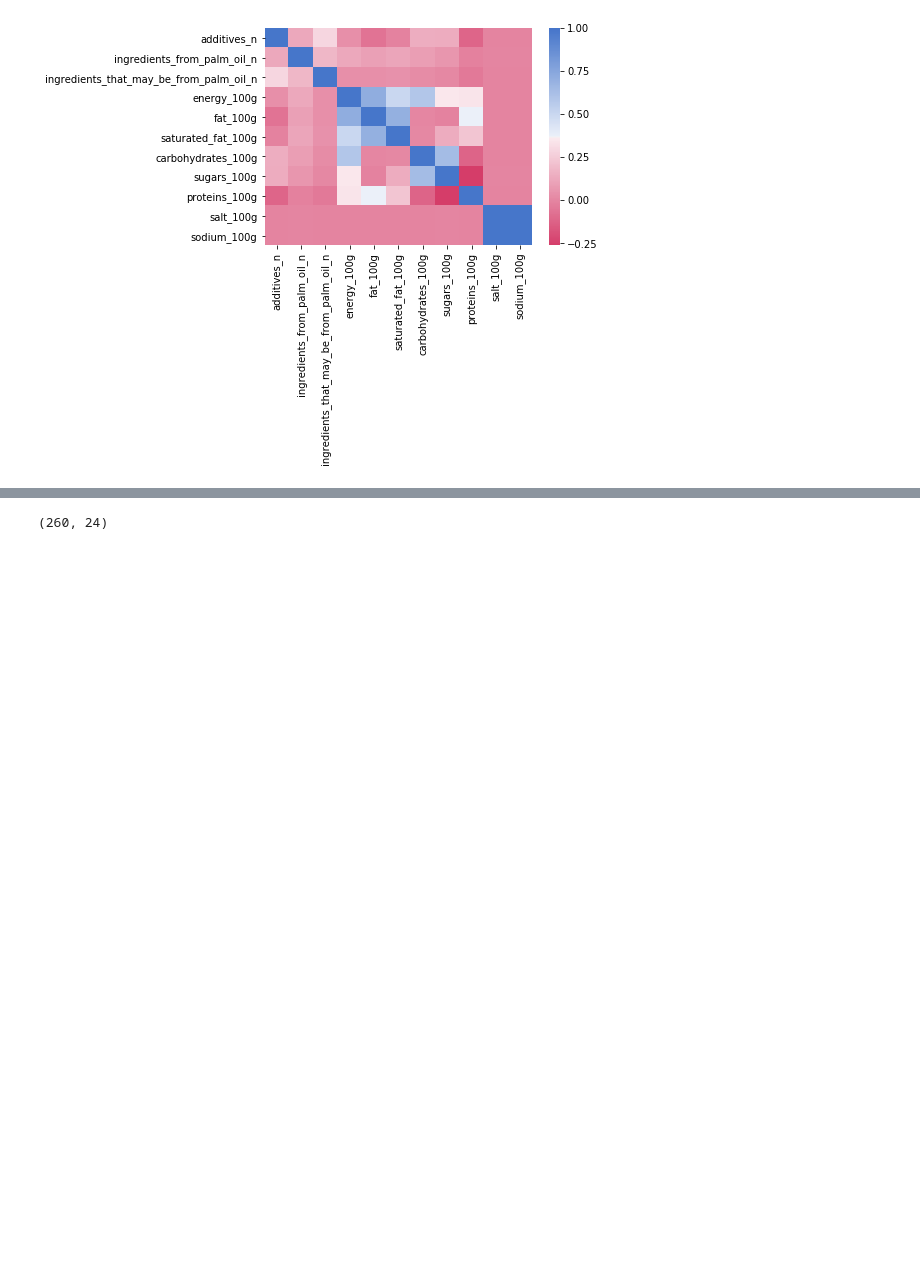
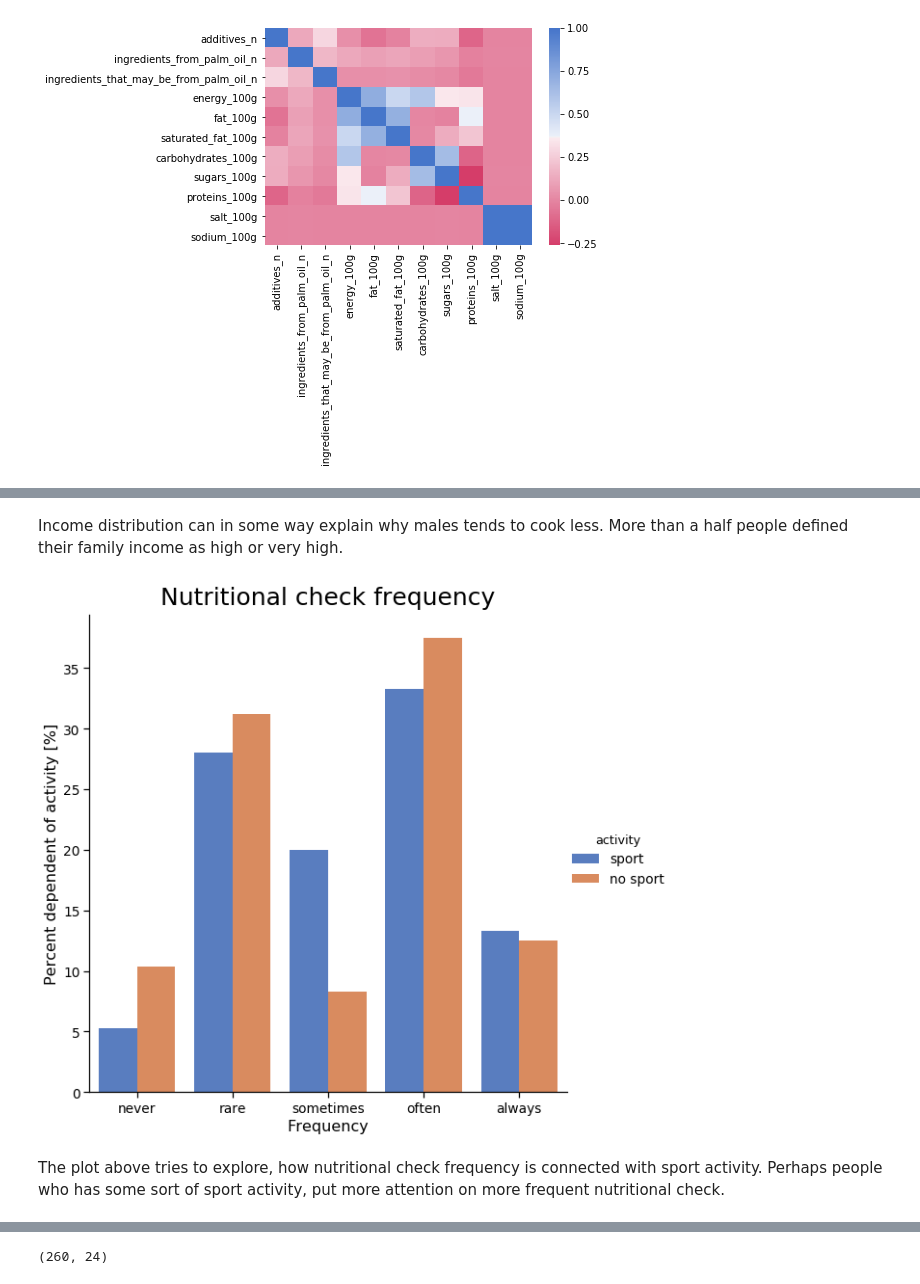
Before and after one commit to powerslider/ai_softuni, a Jupyter notebook: 02_Data_Science/Exam/EDA-Nutrient-Content-Consumption.ipynb, the cells around one changed output, grey strips where cells are left out. Saved outputs shown, nothing was run; the diff lists cells and outputs as text; code cells hidden in the pictures; blank space fills up the shorter version.

```diff
--- a/02_Data_Science/Exam/EDA-Nutrient-Content-Consumption.ipynb
+++ b/02_Data_Science/Exam/EDA-Nutrient-Content-Consumption.ipynb
@@ -438,0 +714,37 @@ sns.heatmap(correlations, cmap=cmap)
+# %% [markdown]
+Income distribution can in some way explain why males tends to cook less. More than a half people defined their family income as high or very high.
+# %%
+def plot_nutritional_check_frequency_per_sports_activity(dataset):
+    # New category names
+    labels = ['never', 'rare', 'sometimes', 'often', 'always']
+
+    # Data preparation for plotting
+    df_inc = prepare_category_data(
+        data=dataset,
+        x_var='nutritional_check',
+        x_names=labels,
+        hue_var='sports',
+        hue_class='activity',
+        hue_names=['sport', 'no sport']
+    )
+
+    with sns.plotting_context(context='notebook', font_scale=1.25):
+        sns.catplot(
+            x='categories',
+            y='percent',
+            hue='activity',
+            data=df_inc,
+            kind='bar',
+            palette='muted',
+            height=8
+        )
+        # Plot labels
+        plt.xlabel('Frequency', fontsize=16)
+        plt.ylabel('Percent dependent of activity [%]', fontsize=16)
+        plt.title('Nutritional check frequency', y=1.01, size=25)
+
+plot_nutritional_check_frequency_per_sports_activity(food_choices_data)
+# %% [output]
+[figure, added]
+# %% [markdown]
+The plot above tries to explore, how nutritional check frequency is connected with sport activity. Perhaps people who has some sort of sport activity, put more attention on more frequent nutritional check.
```
Also changed, not shown: parts of 29 cells of this notebook, 1 other file.
